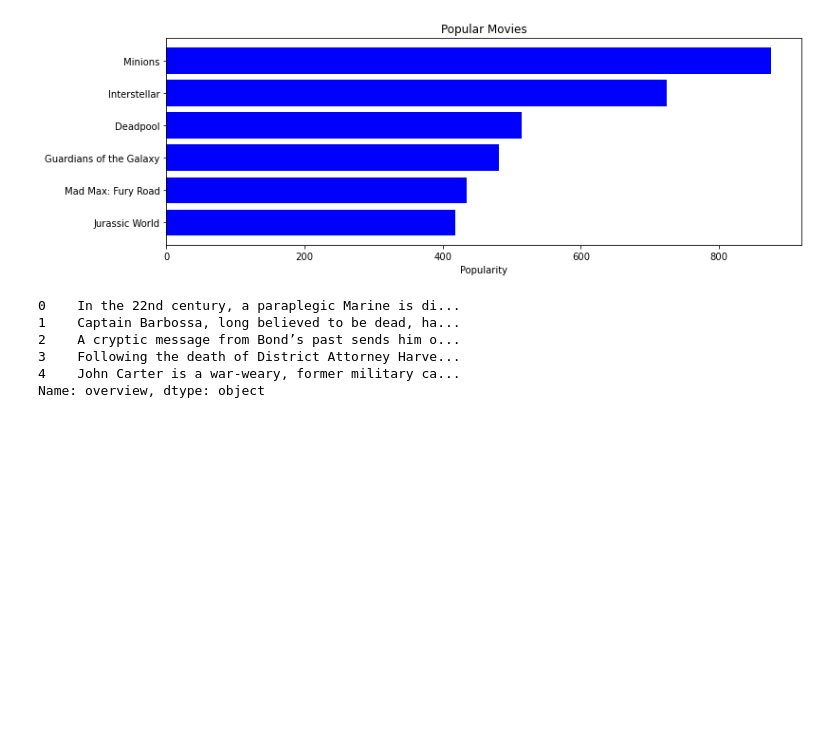
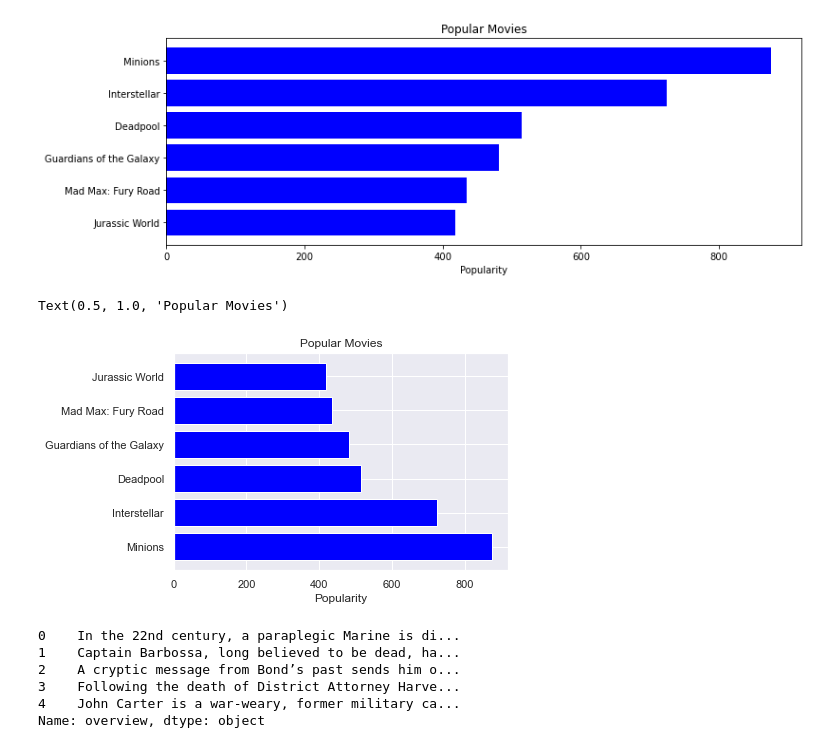
Before and after one commit to martinomeiza/movie-recommendation, a Jupyter notebook: movie-project-spring.ipynb, the cells around one changed output. Drawn from its saved outputs; the diff is of its cells as text; code cells hidden in the pictures; blank space fills up the shorter version.

```diff
--- a/movie-project-spring.ipynb
+++ b/movie-project-spring.ipynb
@@ -88,6 +100,18 @@ plt.title("Popular Movies")
 # %% [output]
 Text(0.5, 1.0, 'Popular Movies')
 [figure]
+# %%
+import seaborn as sns
+sns.set()
+# same plotting code as above!
+plt.barh(pop['title'].head(6),pop['popularity'].head(6), align='center',
+        color='blue')
+
+plt.xlabel("Popularity")
+plt.title("Popular Movies")
+# %% [output]
+Text(0.5, 1.0, 'Popular Movies')
+[figure, added]
 # %%
 df2['overview'].head(5)
 # %% [output]
```
Also changed, not shown: parts of 4 cells of this notebook, 6 other files.
